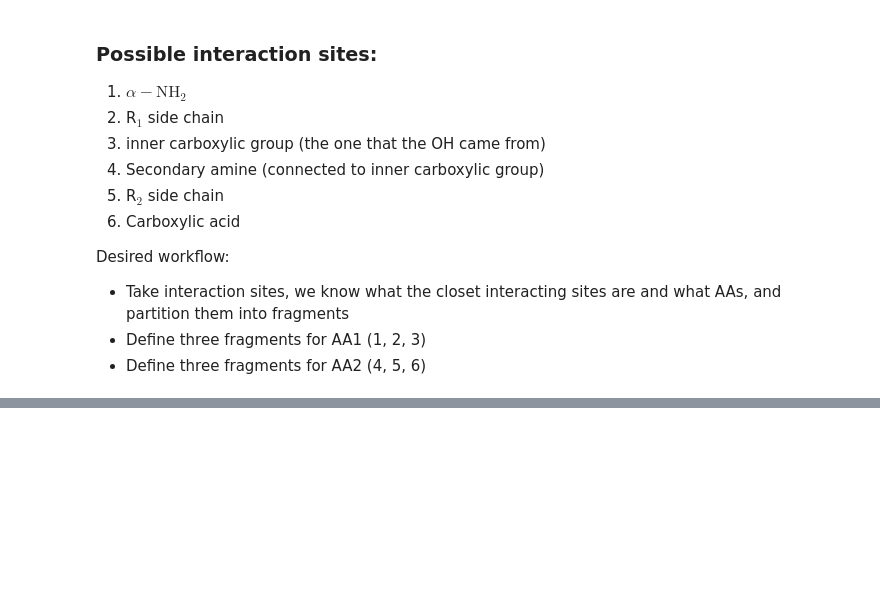
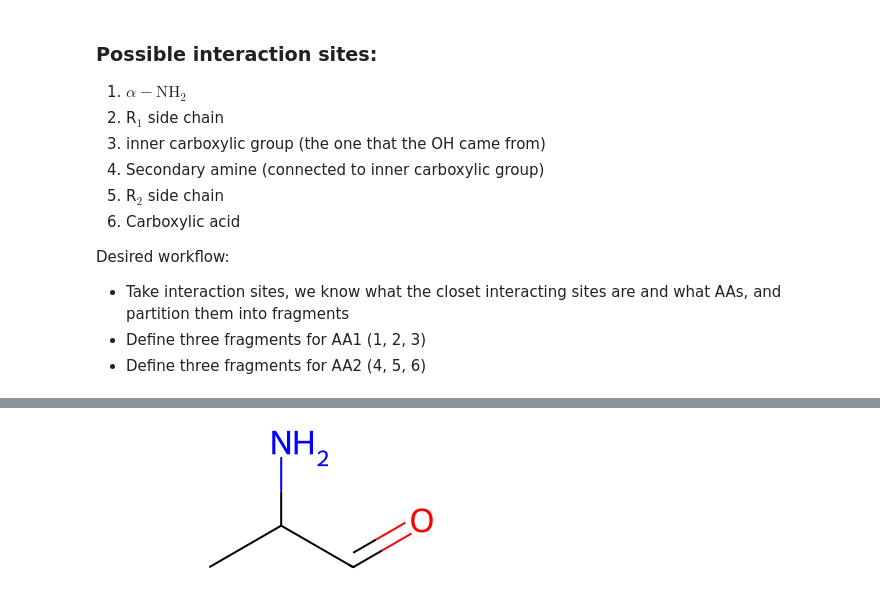
Before and after one commit to ChemRacer/dipeptide_co2, a Jupyter notebook: interaction_sites.ipynb, the cells around one changed output, grey strips where cells are left out. Cells and saved outputs as stored; diff of their text form; code cells hidden in the pictures; blank space fills up the shorter version.

```diff
--- a/interaction_sites.ipynb
+++ b/interaction_sites.ipynb
@@ -496,0 +611,4 @@ Desired workflow:
+# %%
+dehydroxy['Alanine']
+# %% [output]
+[figure, added]
```
Also changed, not shown: parts of 22 cells of this notebook, 6 other files.
